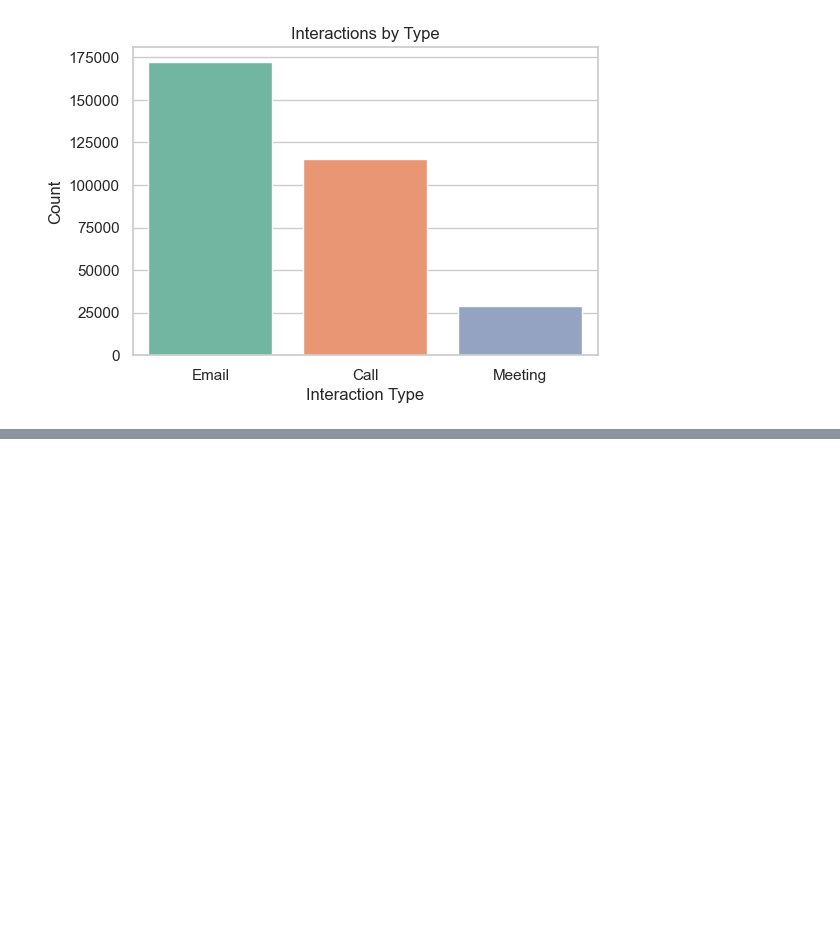
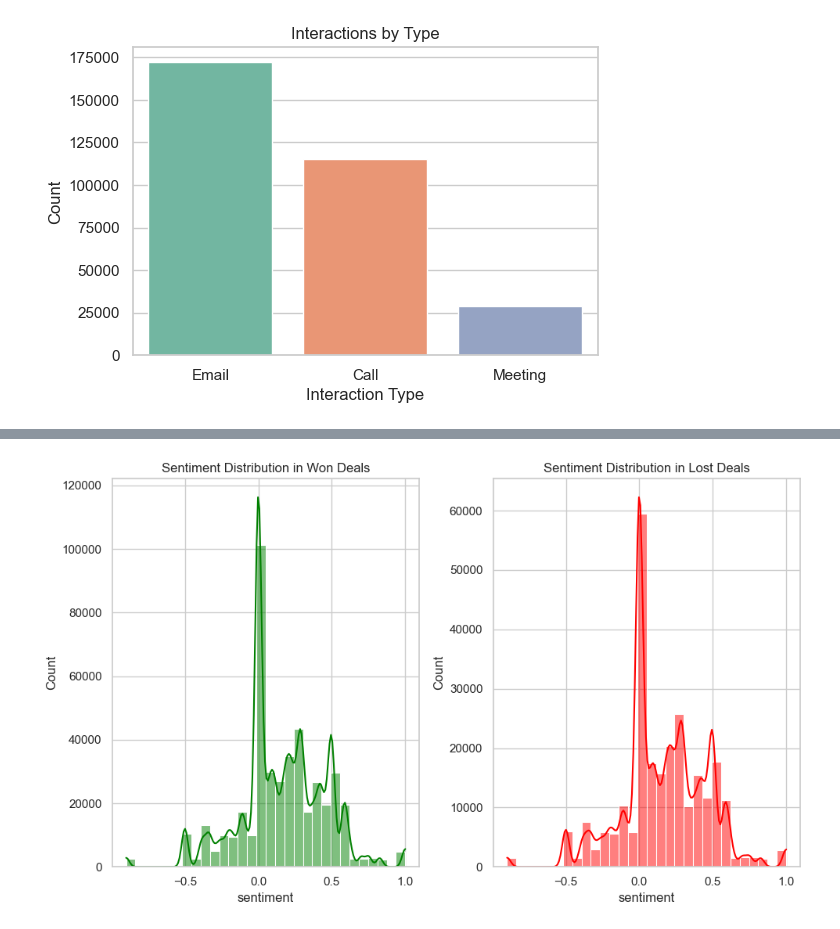
Before and after one commit to TravisJohn/kaggle-projects, a Jupyter notebook: sales-forecasting/notebooks/working.ipynb, the cells around one changed output, grey strips where cells are left out. Cells and saved outputs as stored; diff of their text form; code cells hidden in the pictures; blank space fills up the shorter version.

```diff
--- a/sales-forecasting/notebooks/working.ipynb
+++ b/sales-forecasting/notebooks/working.ipynb
@@ -166,0 +244,19 @@ Passing `palette` without assigning `hue` is deprecated and will be removed in v
+# %%
+# Sentiment Analysis
+from textblob import TextBlob
+won_interactions['sentiment'] = won_interactions['Extracted Interaction Text'].apply(lambda x: TextBlob(x).sentiment.polarity)
+lost_interactions['sentiment'] = lost_interactions['Extracted Interaction Text'].apply(lambda x: TextBlob(x).sentiment.polarity)
+
+plt.figure(figsize=(10, 6))
+plt.subplot(1, 2, 1)
+sns.histplot(won_interactions['sentiment'], bins=30, kde=True, color='green')
+plt.title('Sentiment Distribution in Won Deals')
+
+plt.subplot(1, 2, 2)
+sns.histplot(lost_interactions['sentiment'], bins=30, kde=True, color='red')
+plt.title('Sentiment Distribution in Lost Deals')
+
+plt.tight_layout()
+plt.show()
+# %% [output]
+[figure, added]
```
Also changed, not shown: parts of 18 cells of this notebook.
